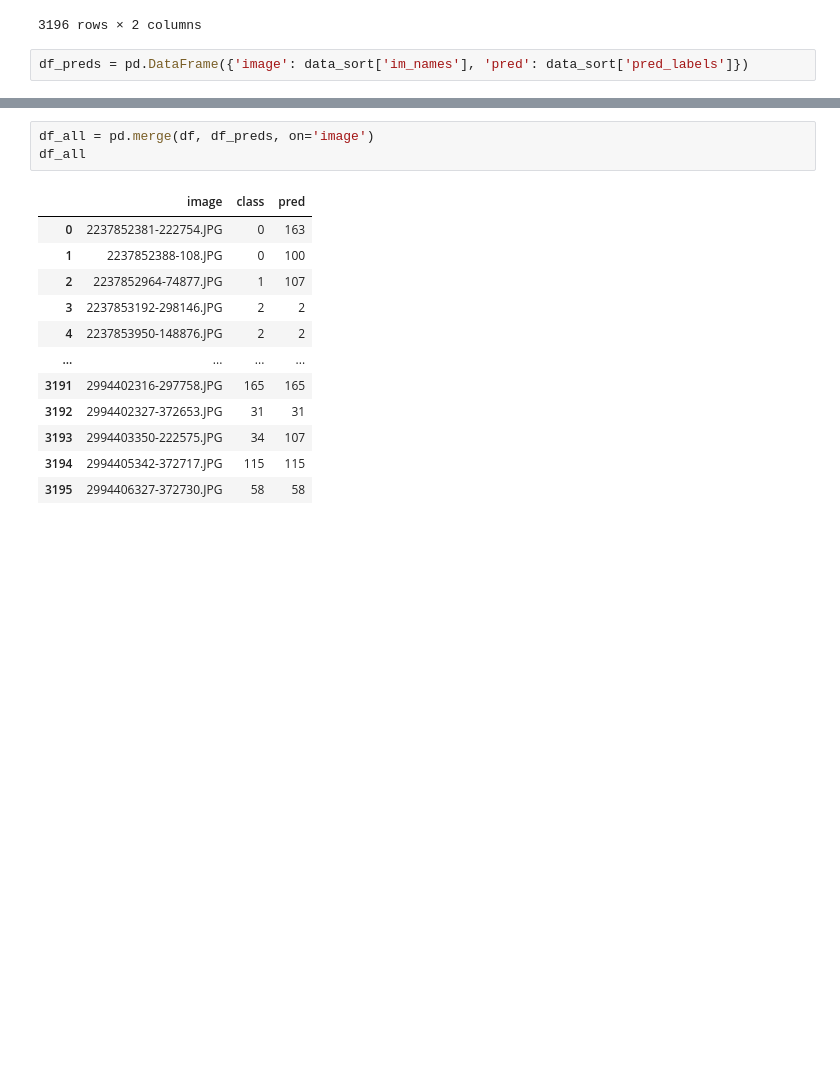
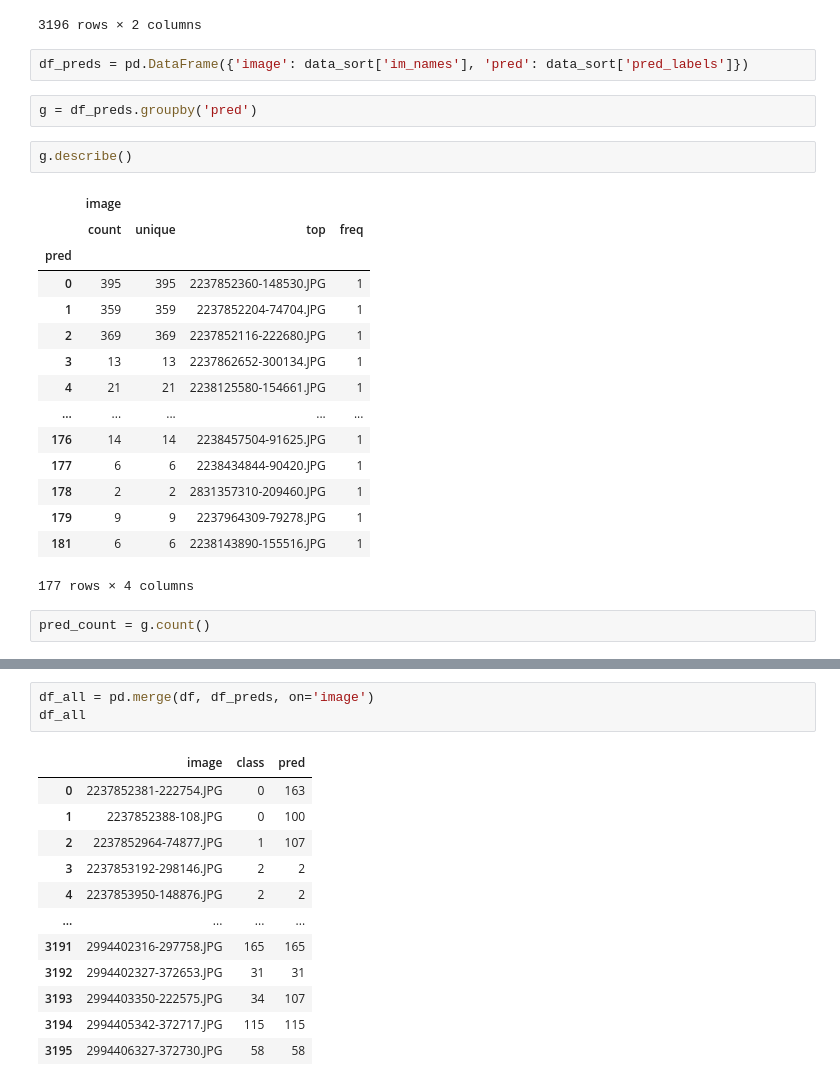
Before and after one commit to ChristianIngwersen/FungiClassification, a Jupyter notebook: confusion_matrix.ipynb, the cells around one changed output, grey strips where cells are left out. Cells and saved outputs as stored; diff of their text form; blank space fills up the shorter version.

```diff
--- a/confusion_matrix.ipynb
+++ b/confusion_matrix.ipynb
@@ -104,3 +104,25 @@ df
 3196 rows × 2 columns
 # %%
 df_preds = pd.DataFrame({'image': data_sort['im_names'], 'pred': data_sort['pred_labels']})
+# %%
+g = df_preds.groupby('pred')
+# %%
+g.describe()
+# %% [output]
+|  | image |  |  |  |
+|  | count | unique | top | freq |
+| pred |  |  |  |  |
+| 0 | 395 | 395 | 2237852360-148530.JPG | 1 |
+| 1 | 359 | 359 | 2237852204-74704.JPG | 1 |
+| 2 | 369 | 369 | 2237852116-222680.JPG | 1 |
+| 3 | 13 | 13 | 2237862652-300134.JPG | 1 |
+| 4 | 21 | 21 | 2238125580-154661.JPG | 1 |
+| ... | ... | ... | ... | ... |
+| 176 | 14 | 14 | 2238457504-91625.JPG | 1 |
+| 177 | 6 | 6 | 2238434844-90420.JPG | 1 |
+| 178 | 2 | 2 | 2831357310-209460.JPG | 1 |
+| 179 | 9 | 9 | 2237964309-79278.JPG | 1 |
+| 181 | 6 | 6 | 2238143890-155516.JPG | 1 |
+177 rows × 4 columns
+# %%
+pred_count = g.count()
```
Also changed, not shown: parts of 11 cells of this notebook, 2 other files.
